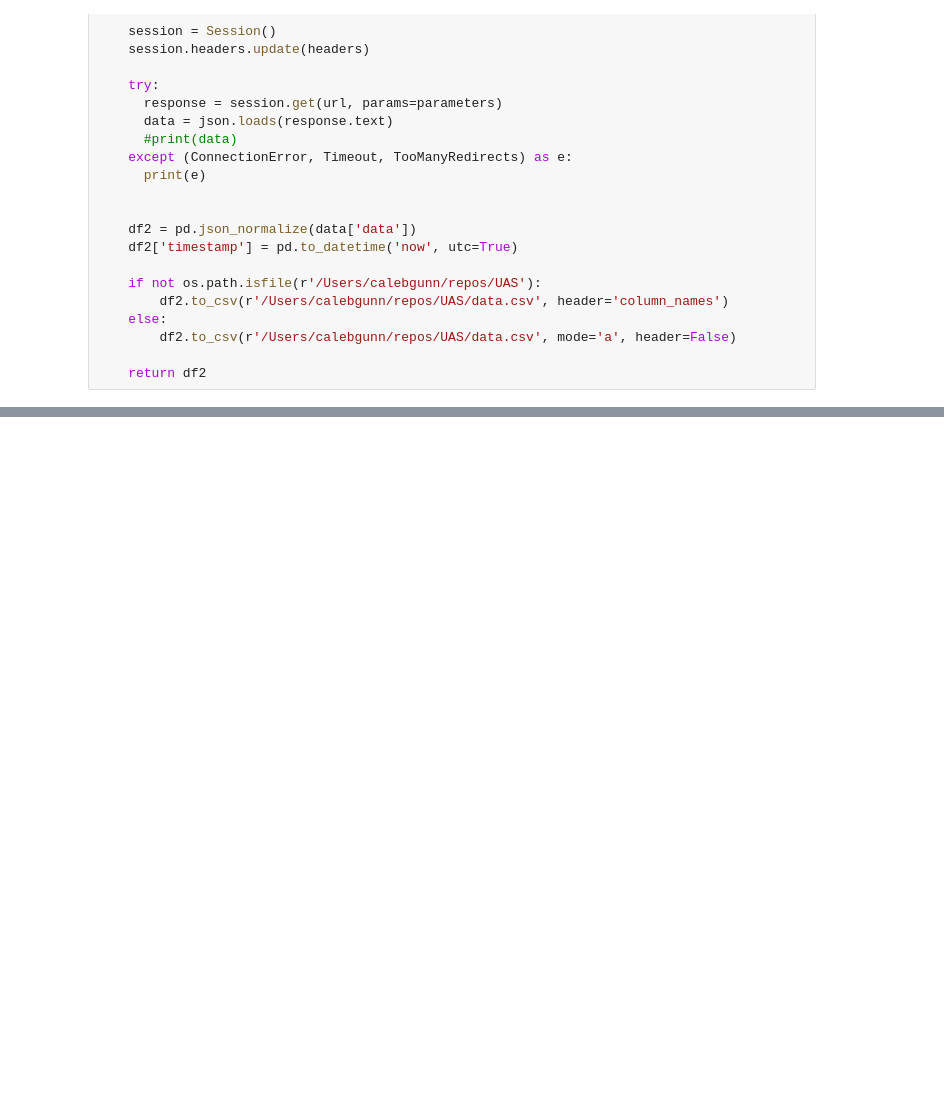
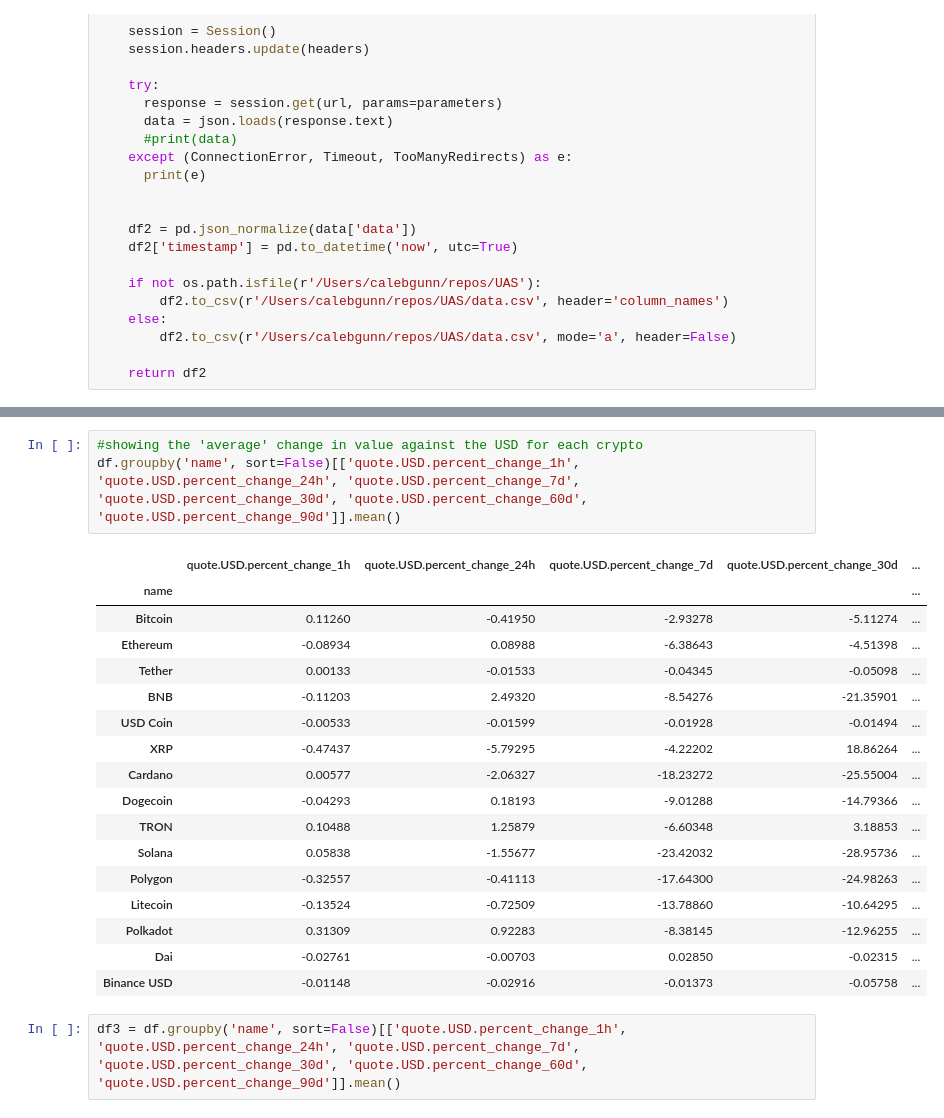
Before and after one commit to cgunn92/UAS, a Jupyter notebook: CryptoAPI.ipynb, the cells around one changed output, grey strips where cells are left out. Cells and saved outputs as stored; diff of their text form; blank space fills up the shorter version.

```diff
--- a/CryptoAPI.ipynb
+++ b/CryptoAPI.ipynb
@@ -121,0 +147,23 @@ df
+# %%
+#showing the 'average' change in value against the USD for each crypto
+df.groupby('name', sort=False)[['quote.USD.percent_change_1h', 'quote.USD.percent_change_24h', 'quote.USD.percent_change_7d', 'quote.USD.percent_change_30d', 'quote.USD.percent_change_60d', 'quote.USD.percent_change_90d']].mean()
+# %% [output]
+|  | quote.USD.percent_change_1h | quote.USD.percent_change_24h | quote.USD.percent_change_7d | quote.USD.percent_change_30d | ... |
+| name |  |  |  |  | ... |
+| Bitcoin | 0.11260 | -0.41950 | -2.93278 | -5.11274 | ... |
+| Ethereum | -0.08934 | 0.08988 | -6.38643 | -4.51398 | ... |
+| Tether | 0.00133 | -0.01533 | -0.04345 | -0.05098 | ... |
+| BNB | -0.11203 | 2.49320 | -8.54276 | -21.35901 | ... |
+| USD Coin | -0.00533 | -0.01599 | -0.01928 | -0.01494 | ... |
+| XRP | -0.47437 | -5.79295 | -4.22202 | 18.86264 | ... |
+| Cardano | 0.00577 | -2.06327 | -18.23272 | -25.55004 | ... |
+| Dogecoin | -0.04293 | 0.18193 | -9.01288 | -14.79366 | ... |
+| TRON | 0.10488 | 1.25879 | -6.60348 | 3.18853 | ... |
+| Solana | 0.05838 | -1.55677 | -23.42032 | -28.95736 | ... |
+| Polygon | -0.32557 | -0.41113 | -17.64300 | -24.98263 | ... |
+| Litecoin | -0.13524 | -0.72509 | -13.78860 | -10.64295 | ... |
+| Polkadot | 0.31309 | 0.92283 | -8.38145 | -12.96255 | ... |
+| Dai | -0.02761 | -0.00703 | 0.02850 | -0.02315 | ... |
+| Binance USD | -0.01148 | -0.02916 | -0.01373 | -0.05758 | ... |
+# %%
+df3 = df.groupby('name', sort=False)[['quote.USD.percent_change_1h', 'quote.USD.percent_change_24h', 'quote.USD.percent_change_7d', 'quote.USD.percent_change_30d', 'quote.USD.percent_change_60d', 'quote.USD.percent_change_90d']].mean()
```
Also changed, not shown: parts of 7 cells of this notebook, 1 other file.
